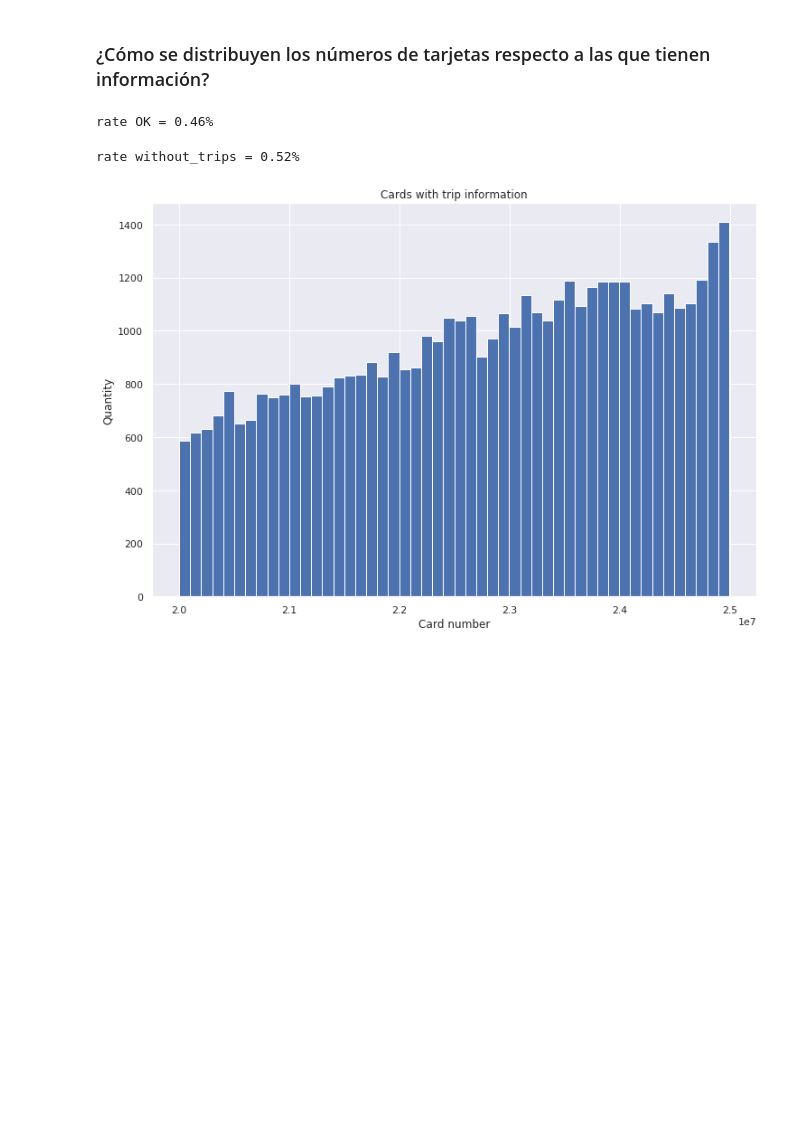
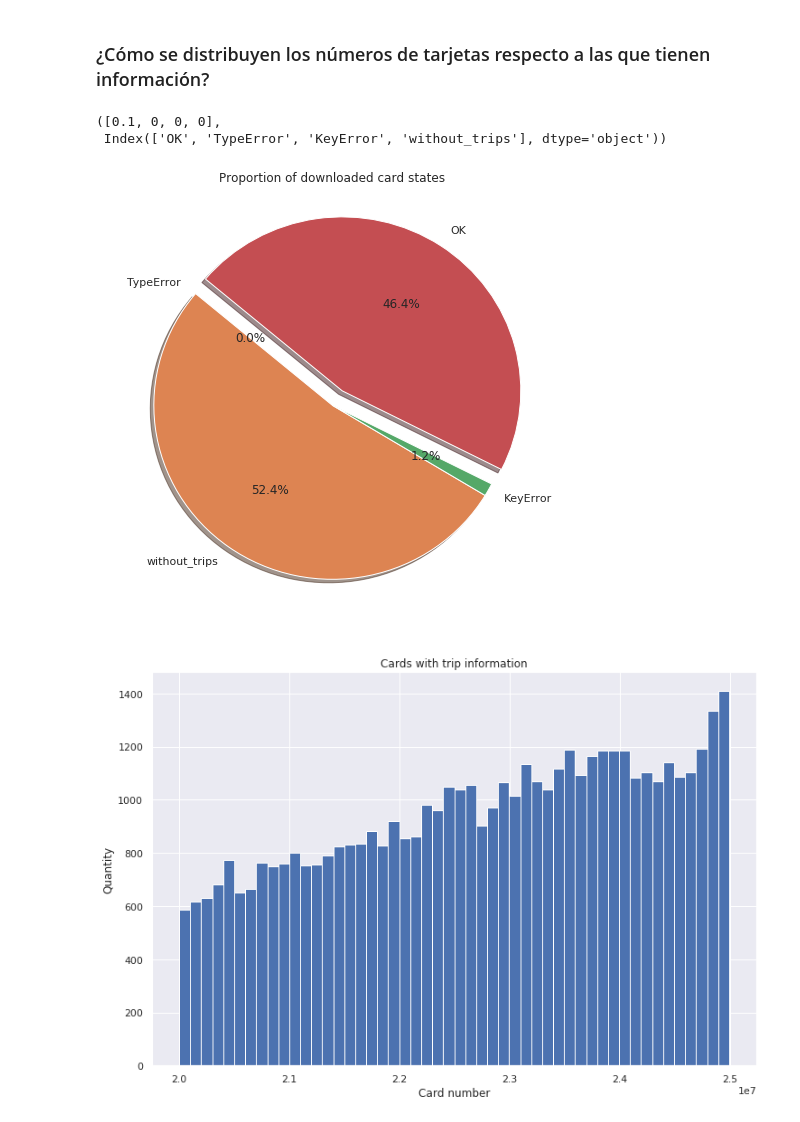
Before and after one commit to nvenegas-oliva/improve_transport, a Jupyter notebook: notebooks/20180918.ipynb, the cells around one changed output. Drawn from its saved outputs; the diff is of its cells as text; code cells hidden in the pictures; blank space fills up the shorter version.

Commit message:
feat: Add pie chart

```diff
--- a/notebooks/20180918.ipynb
+++ b/notebooks/20180918.ipynb
@@ -23,16 +24,25 @@ df.head()
 | 4 | {'summary': {'date_balance': '26-... | 1532783871 | {'active_contract': True, 'rut_re... | 23899110 | OK |
 # %% [markdown]
 ### ¿Cómo se distribuyen los números de tarjetas respecto a las que tienen información?
-# %%
-rate_ok = len(df[df['status'] == 'OK']) / len(df)
-print("rate OK = %.2f%%" % rate_ok)
-# %% [output]
-rate OK = 0.46%
-# %%
-rate_without_trips = len(df[df['status'] == 'without_trips']) / len(df)
-print("rate without_trips = %.2f%%" % rate_without_trips)
-# %% [output]
-rate without_trips = 0.52%
+# %%
+chart_data = df['status'].value_counts().sample(frac=1)
+sizes = chart_data.values
+labels = chart_data.index
+[0.1 if _ == 'OK' else 0 for _ in labels], labels
+# %% [output]
+([0.1, 0, 0, 0],
+ Index(['OK', 'TypeError', 'KeyError', 'without_trips'], dtype='object'))
+# %%
+# Reorder randomly so that KeyError and TypeError are not together
+chart_data = df['status'].value_counts().sample(frac=1)
+sizes = chart_data.values
+labels = chart_data.index
+explode = [0.1 if _ == 'OK' else 0 for _ in labels]
+_ = plt.figure(figsize=(8, 8))
+_ = plt.pie(sizes, labels=labels, explode=explode, autopct='%1.1f%%', shadow=True, startangle=140)
+_ = plt.title('Proportion of downloaded card states')
+# %% [output]
+[figure, added]
 # %%
 _ = plt.figure(figsize=(12, 8))
 _ = plt.hist(df[df['status'] == 'OK']['number'], bins=50)
```
Also changed, not shown: parts of 2 cells of this notebook.
